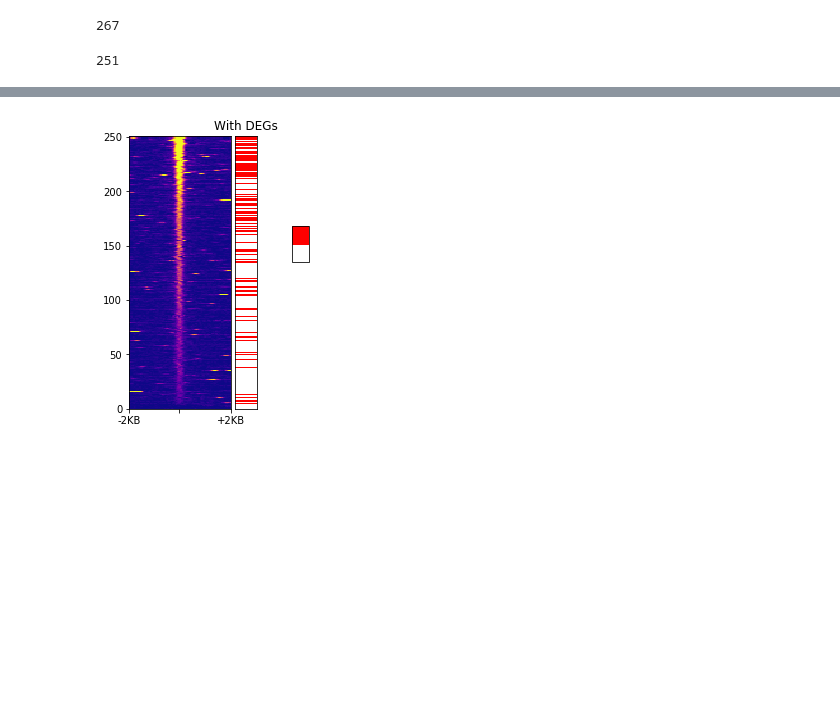
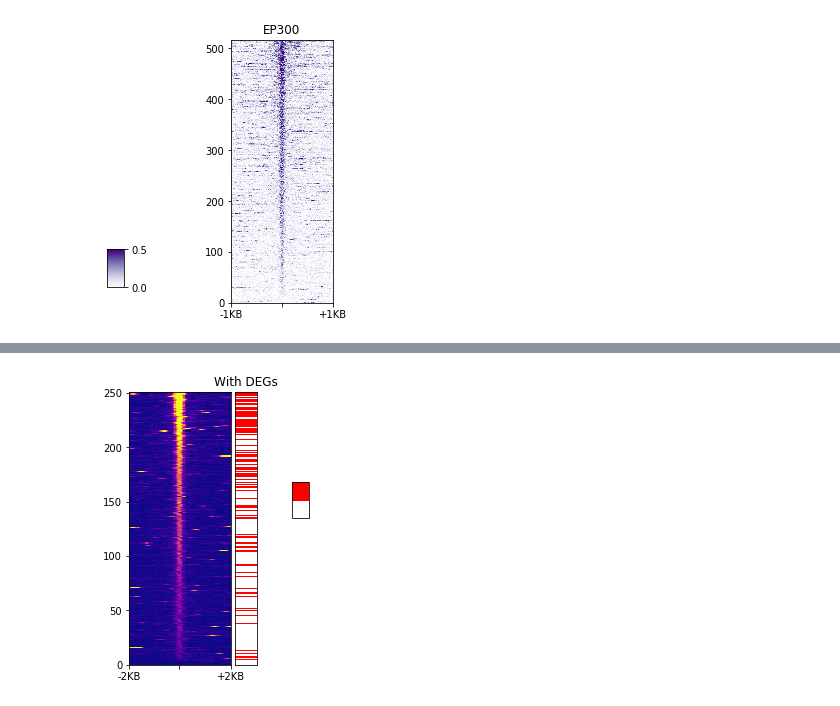
Before and after one commit to russellxie/Hon_Lab_Bioinfo_Class, a Jupyter notebook: Example1_Heatmap_for_ChIP-seq/Heatmap_plotting.ipynb, the cells around one changed output, grey strips where cells are left out. Drawn from its saved outputs; the diff is of its cells as text; code cells hidden in the pictures; blank space fills up the shorter version.

```diff
--- a/Example1_Heatmap_for_ChIP-seq/P300_heatmap.ipynb
+++ b/Example1_Heatmap_for_ChIP-seq/Heatmap_plotting.ipynb
@@ -89,11 +76,27 @@ p300_sorted_df['hits_color2'] = hits_idx
-# %%
-len([i for i in p300_sorted_df.index if i.startswith('chr18')])
-# %% [output]
-267
-# %%
-len([i for i in p300_sorted_df.index if not i.startswith('chr18')])
-# %% [output]
-251
+# %%
+fig = plt.figure(figsize=(8,2.67*2))
+gs = gridspec.GridSpec(nrows=1, ncols=17)
+
+#plot p300
+ax1 = fig.add_subplot(gs[:,2:6])
+p300_col = [i for i in df.columns if 'EP300-1_bin' in i]
+p300hm = ax1.imshow(df.sort_values(by='EP300-1_sum', ascending=True)[p300_col],
+                        origin='lower',
+                        cmap=plt.cm.Purples,
+                        vmin=0,
+                        vmax=0.5)
+
+xmin, xmax = ax1.get_xlim()
+ax1.set_xticks([xmin, (xmax-xmin)/2, xmax])
+ax1.set_xticklabels(['-1KB', '', '+1KB'])
+ax1.set_title('EP300')
+
+cbaxes=fig.add_axes([0.001,0.2,0.03,0.1])
+cbar1 = plt.colorbar(p300hm,
+                     cax = cbaxes,
+                     ticks = [0,0.5])
+# %% [output]
+[figure, added]
 # %%
 fig = plt.figure(figsize=(8,2.67*2))
 gs = gridspec.GridSpec(nrows=1, ncols=17)
```
Also changed, not shown: parts of 10 cells of this notebook, 1 other file.
